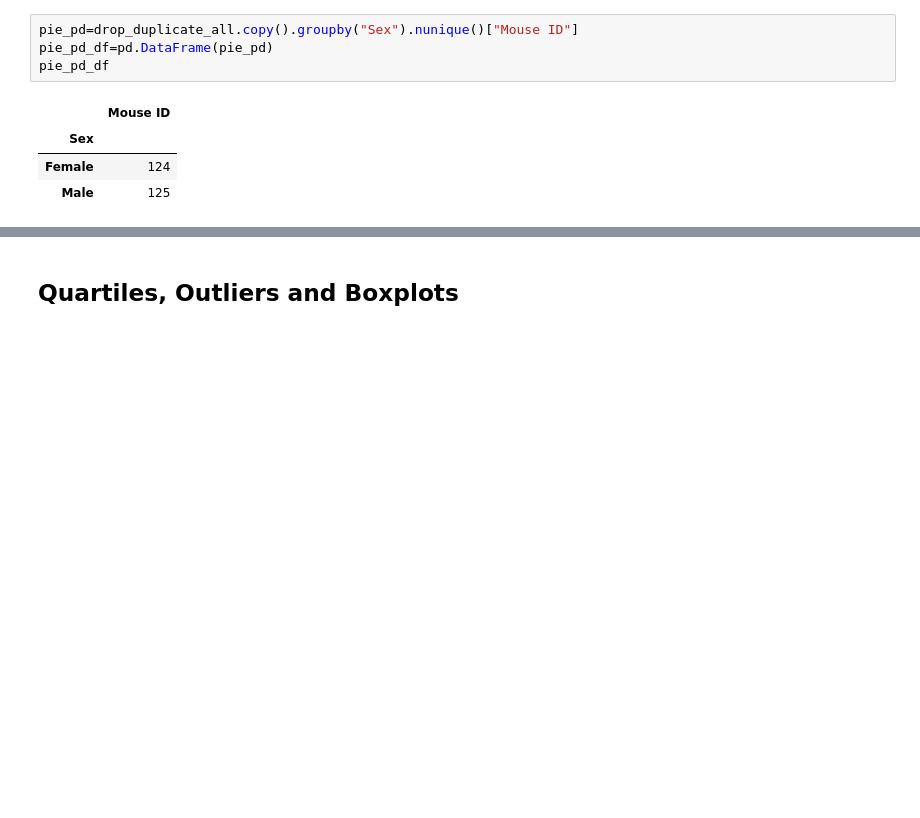
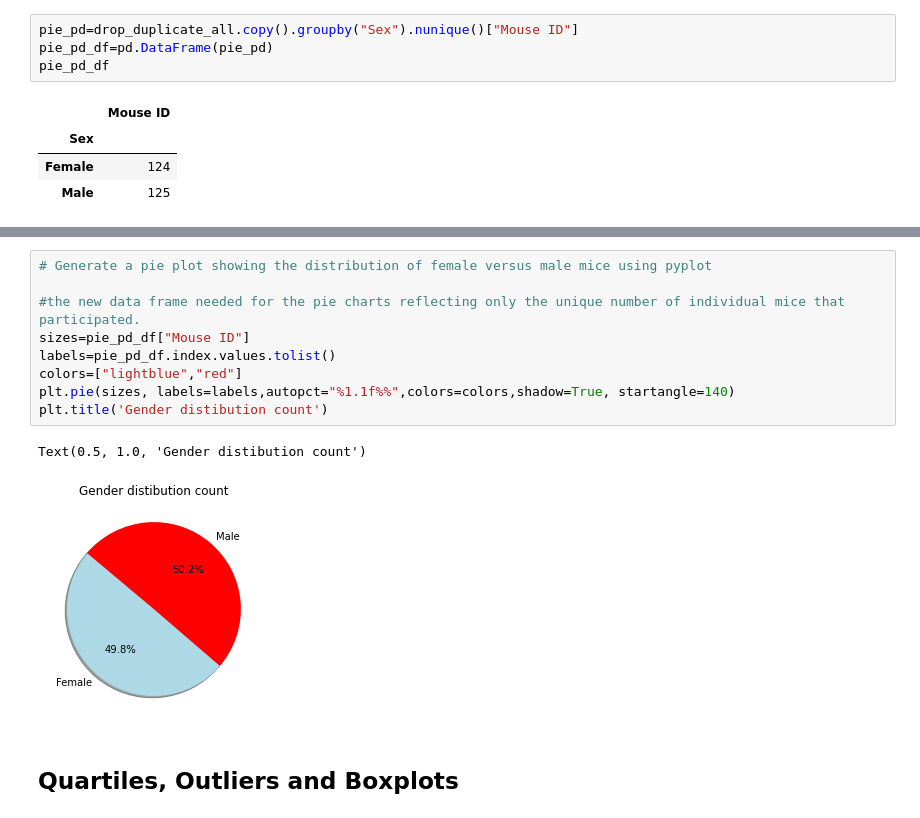
Before and after one commit to FreddyRangelA/Matplotlib, a Jupyter notebook: pymaceuticals_starter.ipynb, the cells around one changed output, grey strips where cells are left out. Drawn from its saved outputs; the diff is of its cells as text; blank space fills up the shorter version.

```diff
--- a/pymaceuticals_starter.ipynb
+++ b/pymaceuticals_starter.ipynb
@@ -235,3 +227,15 @@ pie_pd_df
+# %%
+# Generate a pie plot showing the distribution of female versus male mice using pyplot
+
+#the new data frame needed for the pie charts reflecting only the unique number of individual mice that participated.
+sizes=pie_pd_df["Mouse ID"]
+labels=pie_pd_df.index.values.tolist()
+colors=["lightblue","red"]
+plt.pie(sizes, labels=labels,autopct="%1.1f%%",colors=colors,shadow=True, startangle=140)
+plt.title('Gender distibution count')
+# %% [output]
+Text(0.5, 1.0, 'Gender distibution count')
+[figure, added]
 # %% [markdown]
 ## Quartiles, Outliers and Boxplots
 # %%
```
Also changed, not shown: parts of 3 cells of this notebook, 2 other files.
